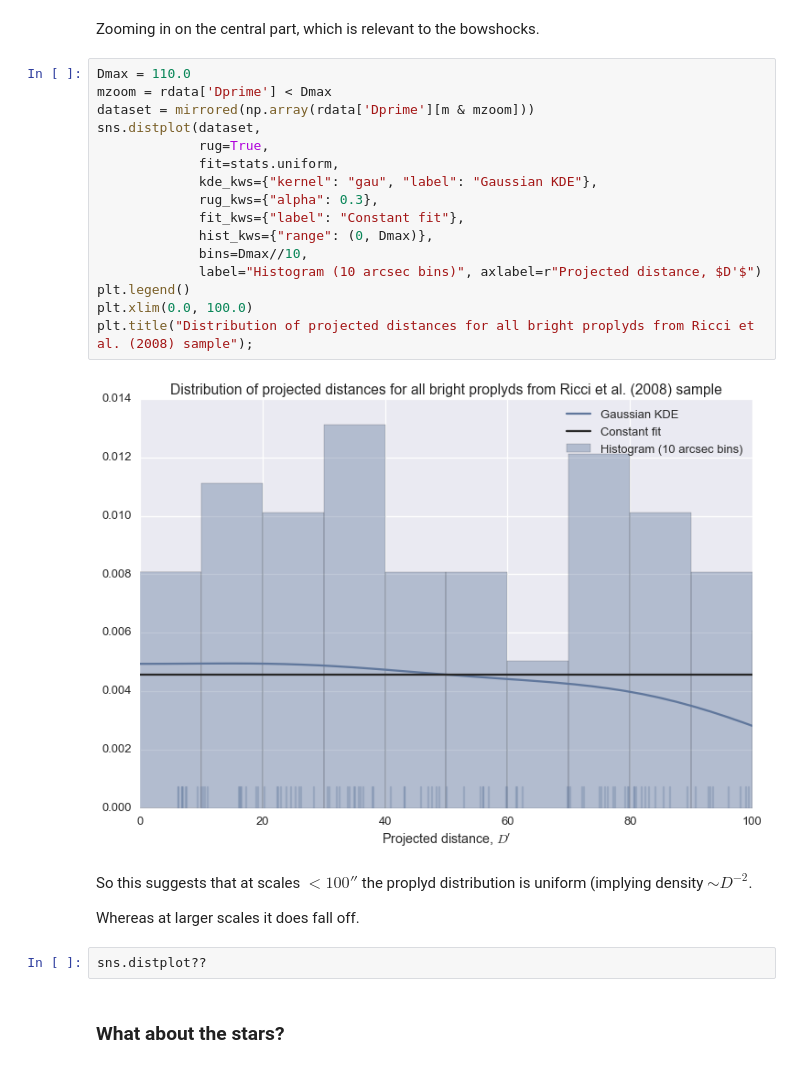
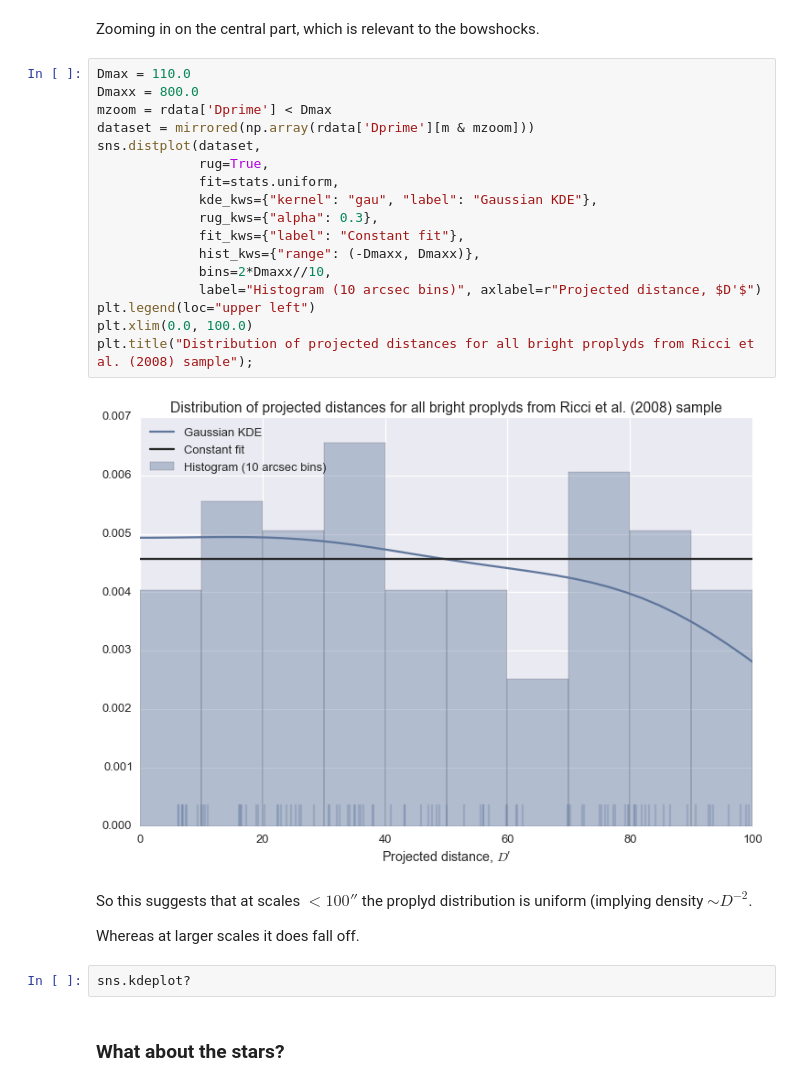
Before and after one commit to will-henney/bowshock-shape, a Jupyter notebook: Proplyd distribution.ipynb, the cells around one changed output. Drawn from its saved outputs; the diff is of its cells as text.

```diff
--- a/Proplyd distribution.ipynb
+++ b/Proplyd distribution.ipynb
@@ -328,28 +328,29 @@ So now, we will try the same trick on the joint distribution of $D'$ and $r_0$.
 Zooming in on the central part, which is relevant to the bowshocks.
 # %%
 Dmax = 110.0
+Dmaxx = 800.0
 mzoom = rdata['Dprime'] < Dmax
 dataset = mirrored(np.array(rdata['Dprime'][m & mzoom]))
 sns.distplot(dataset,
              rug=True,
              fit=stats.uniform,
              kde_kws={"kernel": "gau", "label": "Gaussian KDE"},
              rug_kws={"alpha": 0.3},
              fit_kws={"label": "Constant fit"},
-             hist_kws={"range": (0, Dmax)},
-             bins=Dmax//10,
+             hist_kws={"range": (-Dmaxx, Dmaxx)},
+             bins=2*Dmaxx//10,
              label="Histogram (10 arcsec bins)", axlabel=r"Projected distance, $D'$")
-plt.legend()
+plt.legend(loc="upper left")
 plt.xlim(0.0, 100.0)
 plt.title("Distribution of projected distances for all bright proplyds from Ricci et al. (2008) sample");
 # %% [output]
-[figure, old version]
+[figure, new version]
 # %% [markdown]
 So this suggests that at scales $< 100''$ the proplyd distribution is uniform (implying density $\sim D^{-2}$.
 
 Whereas at larger scales it does fall off.
 # %%
-sns.distplot??
+sns.kdeplot?
 # %% [markdown]
 ### What about the stars?
 # %%
```
Also changed, not shown: parts of 13 cells of this notebook.
